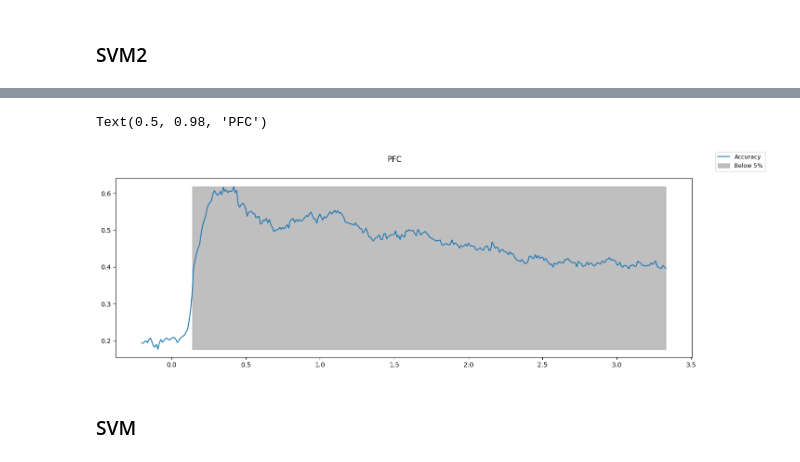
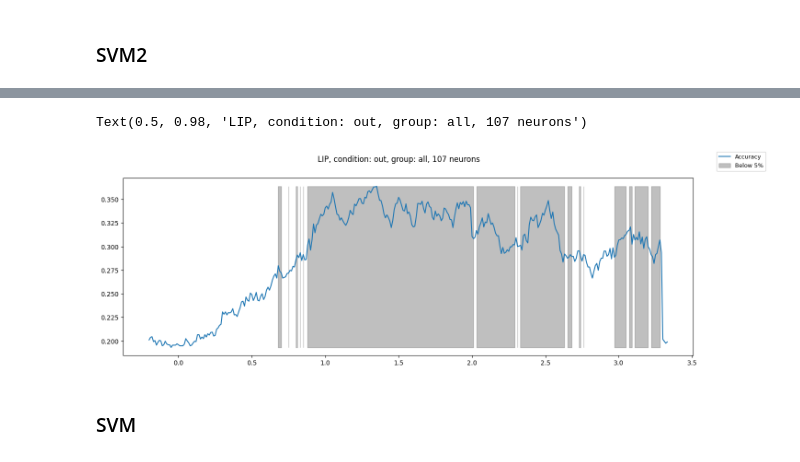
Before and after one commit to Ibos-lab/EphysVibe, a Jupyter notebook: examples/decoding.ipynb, the cells around one changed output, grey strips where cells are left out. Cells and saved outputs as stored; diff of their text form; code cells hidden in the pictures.

Commit message:
add info in the plots

```diff
--- a/examples/decoding.ipynb
+++ b/examples/decoding.ipynb
@@ -30,7 +30,8 @@ def get_fr_df(filepath,in_out,cgroup,e_align):
     trial_idx = select_trials.select_trials_block(sp, n_block=1)
     trial_idx = select_trials.select_correct_trials(bhv, trial_idx)
     task = def_task.create_task_frame(trial_idx, bhv, task_constants.SAMPLES_COND)
-    neurons = np.where((sp["clustersgroup"] == cgroup))[0]
+    #neurons = np.where((sp["clustersgroup"] == cgroup))[0]
+    neurons = np.where((sp["clustersgroup"] != cgroup))[0]
     fr_samples = firing_rate.fr_by_sample_neuron(
             sp=sp,
             neurons=neurons,
@@ -51,5 +54,5 @@ pd.concat(fr_samples).replace(np.nan,0).to_csv("/home/INT/losada.c/Documents/dat
 # %%
-cgroup = "good"
+"""cgroup = "good"
 in_out=1
 e_align=2
 win_size = 100
@@ -80,5 +83,5 @@ for line in Lines:
     # rename trials
     unique_trials = rolling_df['trial_idx'].unique()
     rolling_df['trial_idx'].replace(unique_trials,np.arange(len(unique_trials)),inplace=True)
-    fr_samples.append(rolling_df)
+    fr_samples.append(rolling_df)"""
 # %% [output]
@@ -105,8 +92,8 @@ paths=[]
 for line in Lines:
     paths.append(line.strip())
 
-cgroup = "good"
-in_out=1
+cgroup = "all"
+in_out=-1
 e_align=2
 win_size = 100
 step = 10
@@ -243,18 +223,19 @@ ax.plot(((np.arange(0,len(scores2[0])))-fix_duration/10)/100,np.array(scores2).m
 # %%
 fig,ax = plt.subplots(figsize=(16,5))
 x = ((np.arange(0,len(scores2[0])))-fix_duration/10)/100
 ax.plot(x,np.array(scores2).mean(axis=0),label='Accuracy')
-ss = np.sum(np.array(scores2)<0.2,axis=0)/np.array(scores2).shape[0]
+ss = np.sum(np.array(scores2)<=0.2,axis=0)/np.array(scores2).shape[0]
 mask_inf = ss<=0.05
 mask_sup = ss>0.05
 ax.fill_between(x,y1=min(np.array(scores2).mean(axis=0)),y2=max(np.array(scores2).mean(axis=0)),where=ss<=0.05,color='grey',alpha=0.5,label='Below 5%')
 #ax.scatter(x[mask_inf],(ss)[mask_inf],color='k',marker='.',label='Below 5%')
 #ax.scatter(x[mask_sup],(ss)[mask_sup],color='grey',marker='.',label='Above 5%')
 fig.legend(fontsize=9)
-fig.suptitle("PFC")
+condition = {-1:'out',1:'in'}
+fig.suptitle("LIP, condition: %s, group: %s, %d neurons"%(condition[in_out],cgroup,pd.concat(fr_samples)['neuron'].unique()[-1]))
 # %% [output]
-Text(0.5, 0.98, 'PFC')
+Text(0.5, 0.98, 'LIP, condition: out, group: all, 107 neurons')
-[figure, old version]
+[figure, new version]
 # %% [markdown]
 ### SVM
 # %%
```
Also changed, not shown: parts of 4 cells of this notebook, 3 other files.
